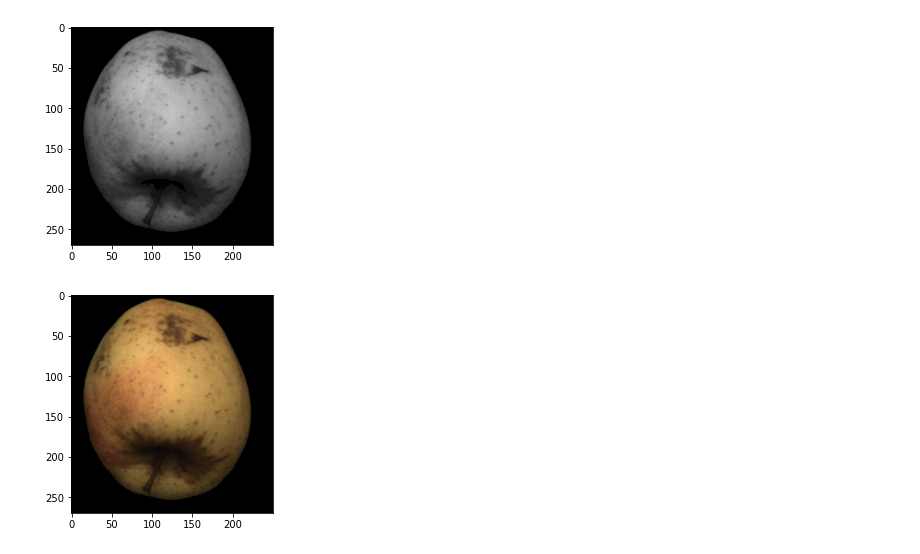
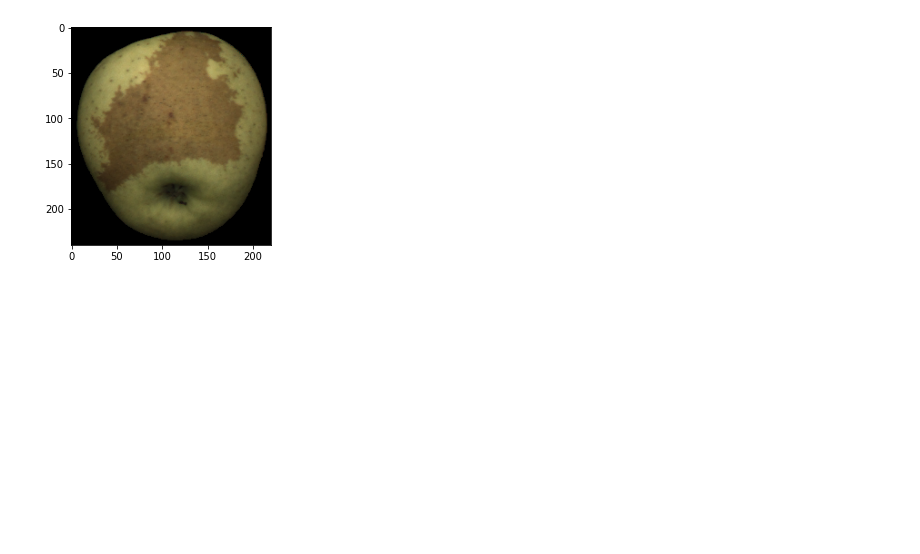
Before and after one commit to camilladybdal/fruit-inspection, a Jupyter notebook: task2.ipynb, the cells around one changed output. Drawn from its saved outputs; the diff is of its cells as text; code cells hidden in the pictures; blank space fills up the shorter version.

```diff
--- a/task2.ipynb
+++ b/task2.ipynb
@@ -66,14 +67,10 @@ show_image(smooth_image, True)
-# %%
-#Get the fruit from the mask
-img_fuit = smooth_image & image_grey
-show_image(img_fuit, True)
-
-
-img_fruit_color = image.copy()
-for i in range(3):
-    img_fruit_color[:,:,i] =  smooth_image & image[:, :, i]
-
-show_image(img_fruit_color)
-# %% [output]
-[figure, removed]
-[figure, removed]
+# %%
+#Get the fruit from the mask
+# img_fruit = smooth_mask & image_grey
+# show_image(img_fruit, grey=True)
+
+# Generate the mask
+img_fruit_color_masked = cv2.bitwise_and(rgb_image, rgb_image, mask=smooth_mask)
+show_image(img_fruit_color_masked)
+# %% [output]
+[figure, added]
```
Also changed, not shown: parts of 4 cells of this notebook.
